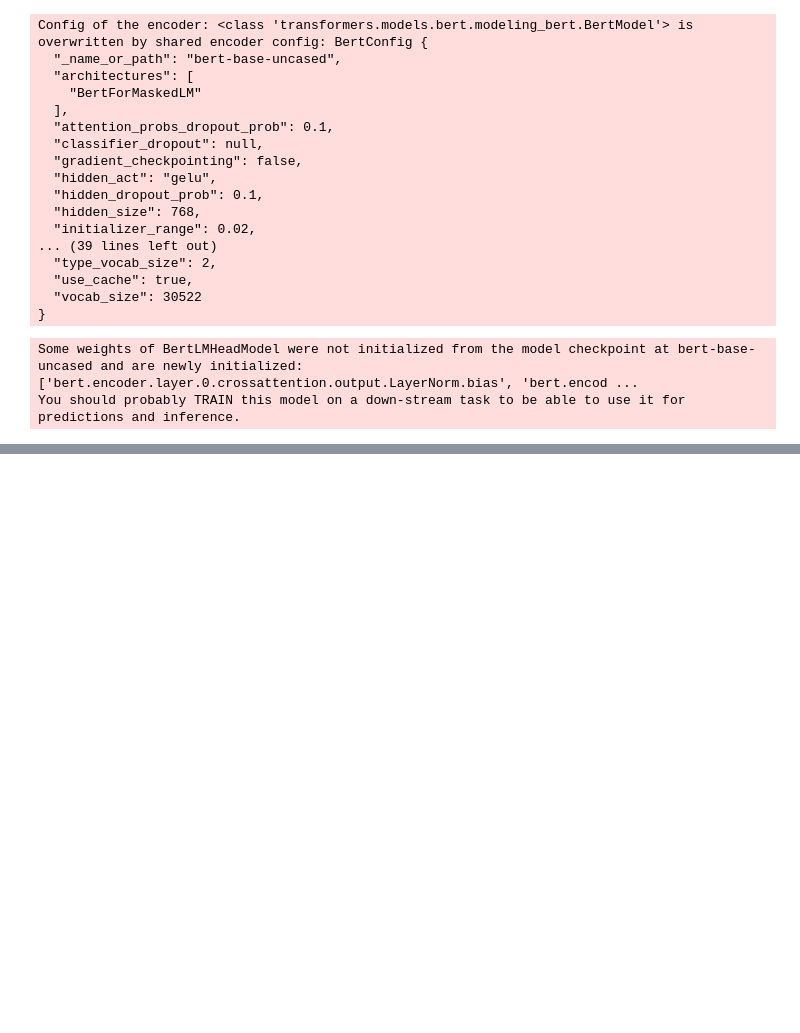
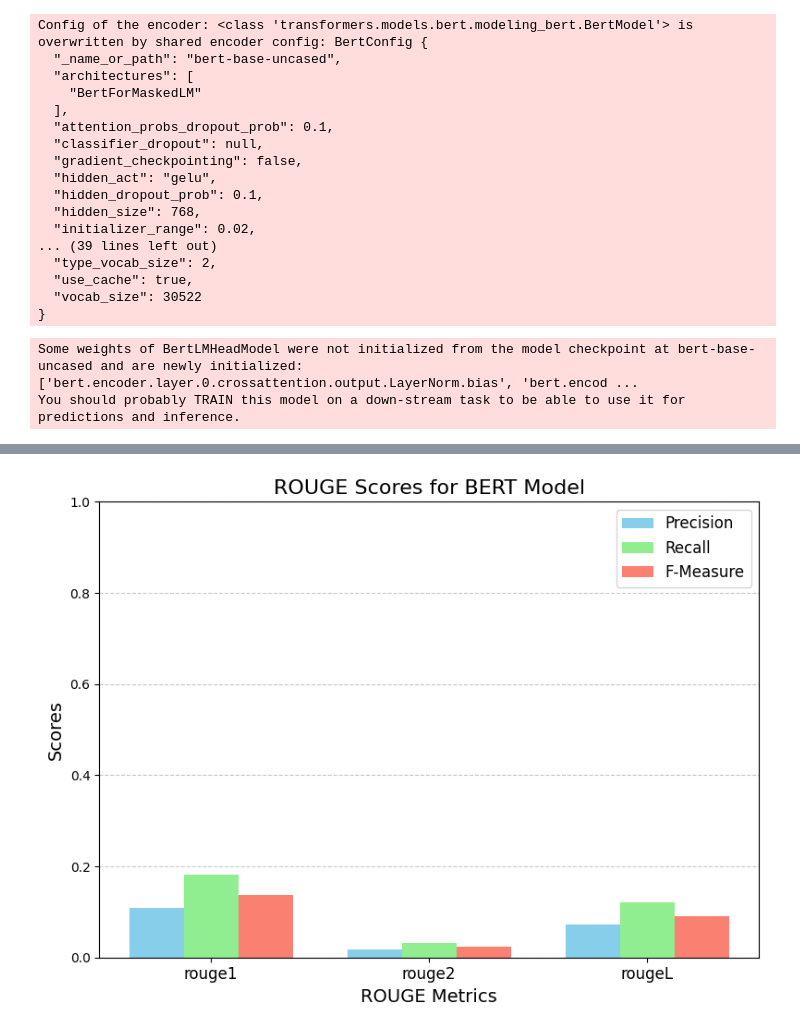
Before and after one commit to SHARONZACHARIA/DS-Project_BERT_NLP, a Jupyter notebook: text_summarization_project/notebooks/Bert_NLP_Text_Project_Updated.ipynb, the cells around one changed output, grey strips where cells are left out. Saved outputs shown, nothing was run; the diff lists cells and outputs as text; code cells hidden in the pictures; blank space fills up the shorter version.

```diff
--- a/text_summarization_project/notebooks/Bert_NLP_Text_Project_Updated.ipynb
+++ b/text_summarization_project/notebooks/Bert_NLP_Text_Project_Updated.ipynb
@@ -644,10 +532,0 @@ Average ROUGE Scores for BoW on 25 Articles:
-# %%
-import matplotlib.pyplot as plt
-import numpy as np
-
-rouge_scores = {
-    "BoW": Calculate_Rouge_Bow(Bow_summary,original_summary),
-    "TF-IDF": Calculate_Rouge_TFIDF(TF_IDF_summary,original_summary),
-    "BERT": Calculate_Rouge_BERT(BERT_Summary,original_summary),
-    "T5": Calculate_Rouge_T5(T5_Summary,original_summary)
-}
@@ -743,0 +546,33 @@ plt.show()
+# %%
+def plot_rouge_BERT(rouge_scores):
+    metrics = ['rouge1', 'rouge2', 'rougeL']
+    precision = [rouge_scores[metric].precision for metric in metrics]
+    recall = [rouge_scores[metric].recall for metric in metrics]
+    fmeasure = [rouge_scores[metric].fmeasure for metric in metrics]
+
+    # Set up the bar width and positions
+    bar_width = 0.25
+    x = np.arange(len(metrics))  # Positions for the bars
+
+    # Plot the bars
+    plt.figure(figsize=(8, 6))
+    plt.bar(x - bar_width, precision, width=bar_width, label='Precision', color='skyblue')
+    plt.bar(x, recall, width=bar_width, label='Recall', color='lightgreen')
+    plt.bar(x + bar_width, fmeasure, width=bar_width, label='F-Measure', color='salmon')
+
+    # Add labels and title
+    plt.xticks(x, metrics, fontsize=12)
+    plt.xlabel("ROUGE Metrics", fontsize=14)
+    plt.ylabel("Scores", fontsize=14)
+    plt.title("ROUGE Scores for BERT Model", fontsize=16)
+    plt.legend(fontsize=12)
+    plt.ylim(0, 1)
+    plt.grid(axis='y', linestyle='--', alpha=0.7)
+    plt.tight_layout()
+
+    # Show the plot
+    plt.show()
+
+plot_rouge_BERT(Calculate_Rouge_BERT(BERT_Summary,original_summary))
+# %% [output]
+[figure, added]
```
Also changed, not shown: parts of 46 cells of this notebook.
